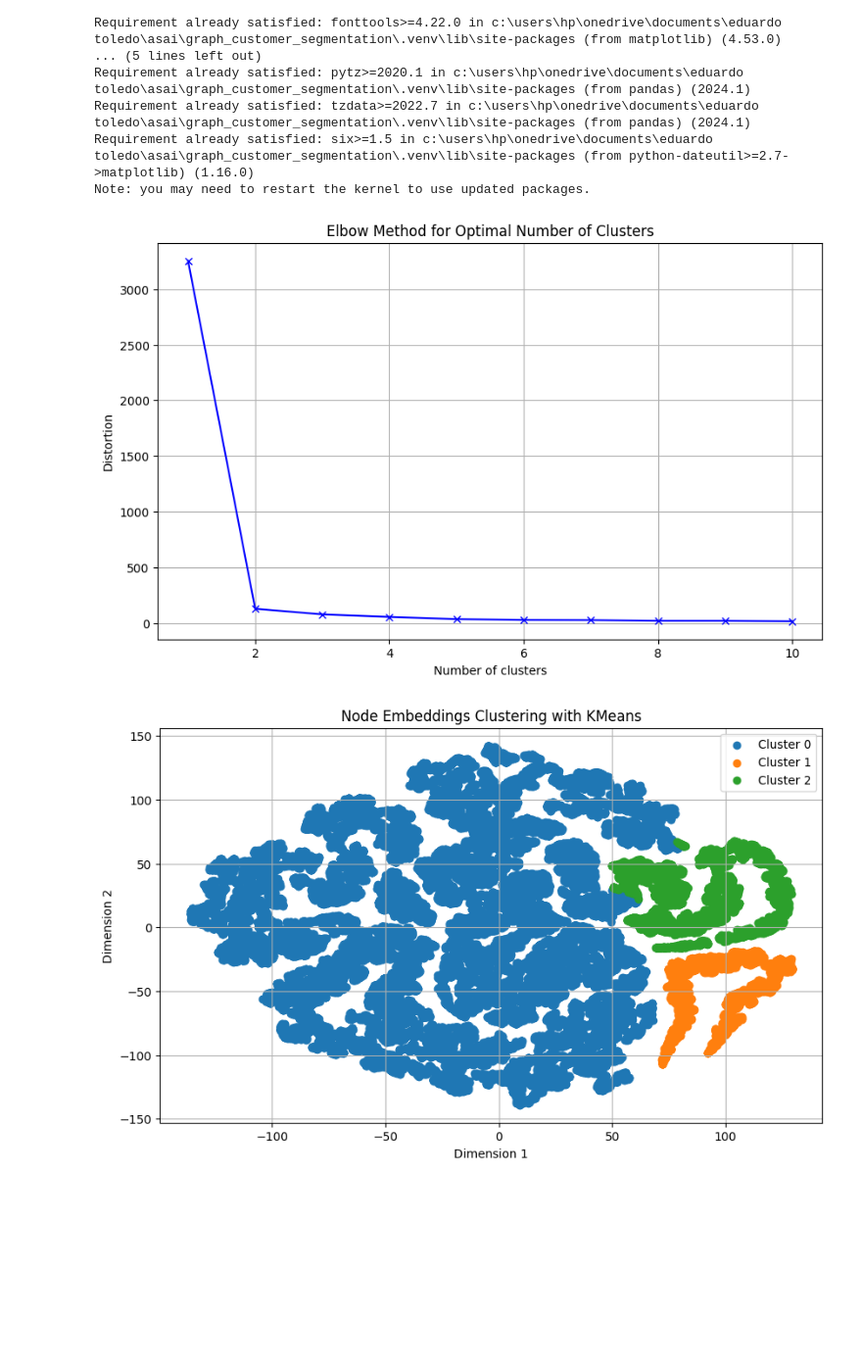
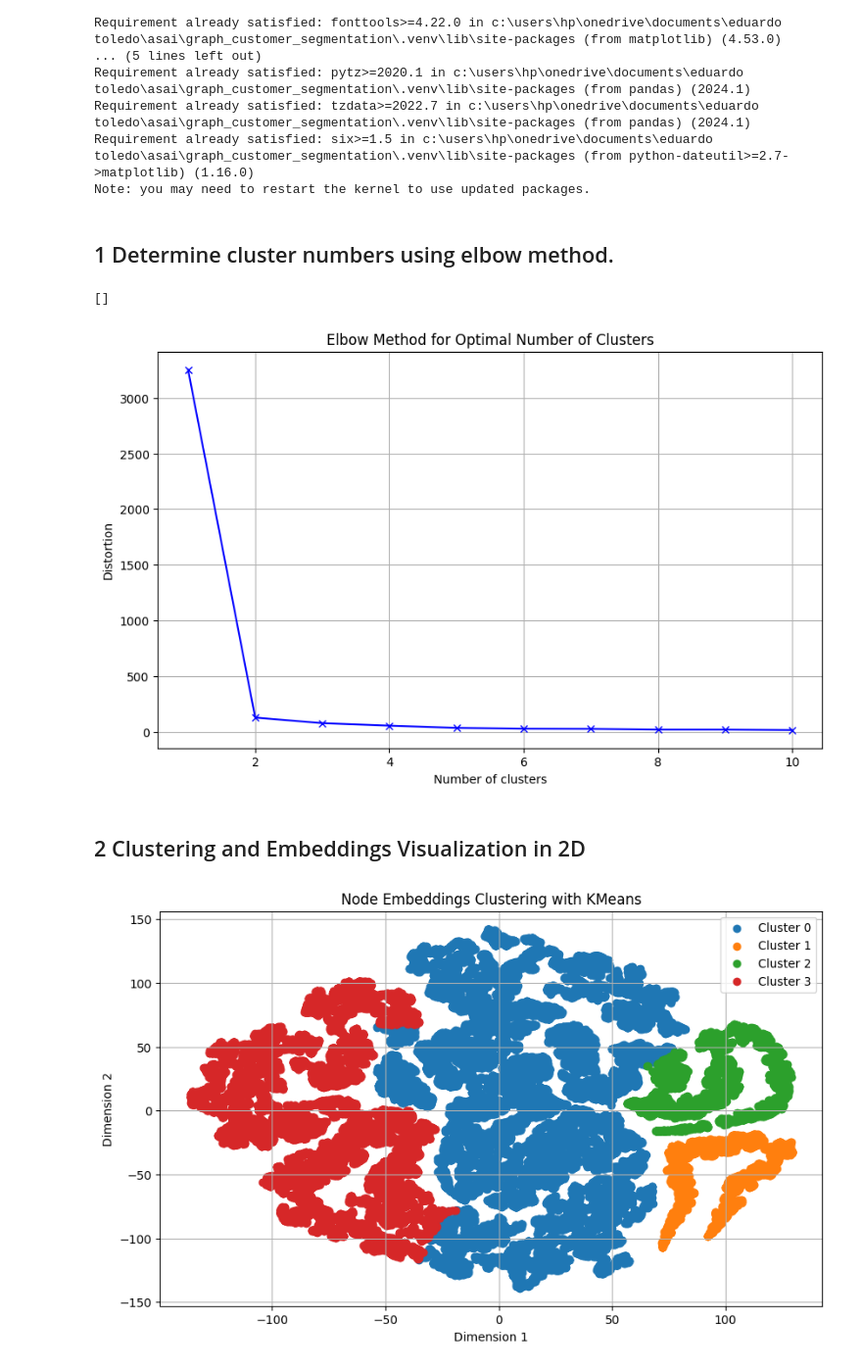
Before and after one commit to etechoptimist/knowledge_graph_usecase, a Jupyter notebook: Step 4_clustering_using_node_embeddings.ipynb, the cells around one changed output. Shown: that part at 98% size. Drawn from its saved outputs; the diff is of its cells as text; code cells hidden in the pictures; blank space fills up the shorter version.

Commit message:
embeddings Clustering

```diff
--- a/Step 4_clustering_using_node_embeddings.ipynb
+++ b/Step 4_clustering_using_node_embeddings.ipynb
@@ -58,16 +18,21 @@ Requirement already satisfied: pytz>=2020.1 in c:\users\hp\onedrive\documents\ed
 Requirement already satisfied: tzdata>=2022.7 in c:\users\hp\onedrive\documents\eduardo toledo\asai\graph_customer_segmentation\.venv\lib\site-packages (from pandas) (2024.1)
 Requirement already satisfied: six>=1.5 in c:\users\hp\onedrive\documents\eduardo toledo\asai\graph_customer_segmentation\.venv\lib\site-packages (from python-dateutil>=2.7->matplotlib) (1.16.0)
 Note: you may need to restart the kernel to use updated packages.
+# %% [markdown]
+## 1 Determine cluster numbers using elbow method.
 # %%
 import numpy as np
 from sklearn.cluster import DBSCAN
 from sklearn.manifold import TSNE
 import matplotlib.pyplot as plt
 from sklearn.cluster import KMeans
+import networkx as nx
+import matplotlib.pyplot as plt
 
+
+G = nx.read_graphml("graph.graphml")
 # Load the embeddings from the .npy file
 embeddings = np.load("gnn_embeddings.npy")
-
 
 # Calculate distortion for different numbers of clusters
 distortions = []
@@ -86,42 +51,42 @@ plt.title('Elbow Method for Optimal Number of Clusters')
 plt.grid(True)
 plt.show()
 # %% [output]
+[]
 [figure]
+# %% [markdown]
+## 2 Clustering and Embeddings  Visualization in 2D
 # %%
 import numpy as np
 from sklearn.cluster import KMeans
 from sklearn.manifold import TSNE
 import matplotlib.pyplot as plt
 
-# Load the embeddings from the .npy file
-embeddings = np.load("gnn_embeddings.npy")
-
 # Define KMeans parameters
-num_clusters = 3 # Optimal number of clusters
+num_clusters = 4 # Optimal number of clusters
 
 # Fit KMeans model
 kmeans = KMeans(n_clusters=num_clusters, random_state=42)
 labels = kmeans.fit_predict(embeddings)
 
 # Reduce the dimensionality of the embeddings to 2D for visualization
 tsne = TSNE(n_components=2, random_state=42)
 embeddings_2d = tsne.fit_transform(embeddings)
 
 # Plot the clusters
 plt.figure(figsize=(10, 6))
 unique_labels = set(labels)
 for cluster in unique_labels:
     cluster_points = embeddings_2d[labels == cluster]
     plt.scatter(cluster_points[:, 0], cluster_points[:, 1], label=f"Cluster {cluster}")
 
 plt.xlabel("Dimension 1")
 plt.ylabel("Dimension 2")
 plt.title("Node Embeddings Clustering with KMeans")
 plt.legend()
 plt.grid(True)
 plt.show()
 # %% [output]
-[figure, old version]
+[figure, new version]
 # %%
 # Save the labels for future reference
 np.save("kmeans_labels.npy", labels)
```
Also changed, not shown: parts of 6 cells of this notebook.
